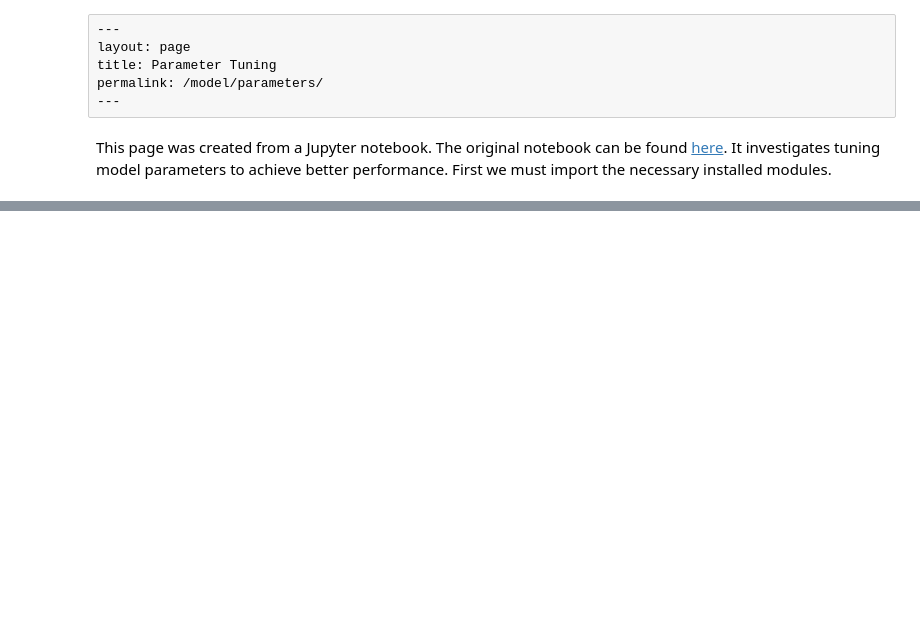
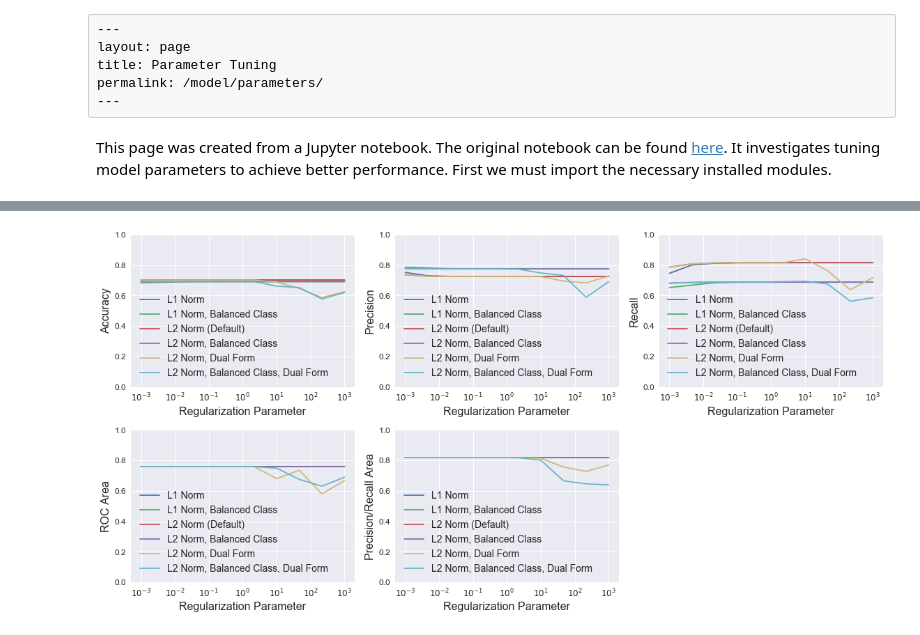
Before and after one commit to cedev935/databall-betting, a Jupyter notebook: notebooks/parameter-tuning.ipynb, the cells around one changed output, grey strips where cells are left out. Drawn from its saved outputs; the diff is of its cells as text; code cells hidden in the pictures; blank space fills up the shorter version.

Commit message:
Expand parameter tuning notebook

```diff
--- a/notebooks/parameter-tuning.ipynb
+++ b/notebooks/parameter-tuning.ipynb
@@ -32,0 +54,17 @@ def evaluate_model(model, X, y, scoring, k=6):
+# %%
+def get_metrics(models, attributes, param_name, param_vec):
+    # Initialize list of results
+    results = [[] for m in models]
+
+    # Make transformer that selects the desired attributes from the DataFrame
+    selector = FunctionTransformer(partial(select_columns, names=attributes))
+
+    for i in range(len(models)):
+        for param in param_vec:
+            # Make a pipeline that selects the desired attributes prior to the classifier
+            model = make_pipeline(selector, models[i](**{param_name: param}))
+
+            # Calculate performance metrics
+            results[i] += [evaluate_model(model, X_train, y_train)]
+
+    return results
@@ -33,5 +73,8 @@ def evaluate_model(model, X, y, scoring, k=6):
 # %%
-def plot_metrics(x, y, rows, cols, legend, xlabel, ylabel, figsize=(16, 8), log=False):
+def plot_metrics(x, y, xlabel, legend, legendsize=14, figsize=(16, 8), log=False):
+    rows = 2
+    cols = 3
+    ylabel = ['Accuracy', 'Precision', 'Recall', 'ROC Area', 'Precision/Recall Area']
     plt.figure(figsize=figsize)
 
     for i in range(0,len(y[0][0])):
@@ -41,10 +84,12 @@ def plot_metrics(x, y, rows, cols, legend, xlabel, ylabel, figsize=(16, 8), log=
             [ax.semilogx(x, [yvec[i] for yvec in y[j]]) for j in range(0,len(y))]
         else:
             [ax.plot(x, [yvec[i] for yvec in y[j]]) for j in range(0,len(y))]
+            ax.set_xlim(0)
 
         ax.set_ylim(0, 1)
         ax.set_xlabel(xlabel)
         ax.set_ylabel(ylabel[i])
-        ax.legend(legend)
+        ax.legend(legend, fontsize=legendsize)
 
+    plt.tight_layout()
     plt.show()
@@ -153,0 +107,16 @@ plot_metrics(nVec, [l1, l2], 2, 3, ['L1 Norm', 'L2 Norm', 'L2 Norm'], 'C', ylabe
+# %%
+# Create functions that return logistic regression models with different parameters
+models = [partial(LogisticRegression, penalty='l1'),
+          partial(LogisticRegression, penalty='l1', class_weight='balanced'),
+          partial(LogisticRegression),
+          partial(LogisticRegression, class_weight='balanced'),
+          partial(LogisticRegression, dual=True),
+          partial(LogisticRegression, class_weight='balanced', dual=True)]
+
+C_vec = np.logspace(start=-3, stop=3, num=10)
+results = get_metrics(models, ['SRS'], 'C', C_vec)
+legend = ['L1 Norm', 'L1 Norm, Balanced Class', 'L2 Norm (Default)',
+          'L2 Norm, Balanced Class', 'L2 Norm, Dual Form', 'L2 Norm, Balanced Class, Dual Form']
+plot_metrics(C_vec, results, 'Regularization Parameter', legend, log=True)
+# %% [output]
+[figure, added]
```
Also changed, not shown: parts of 24 cells of this notebook.
